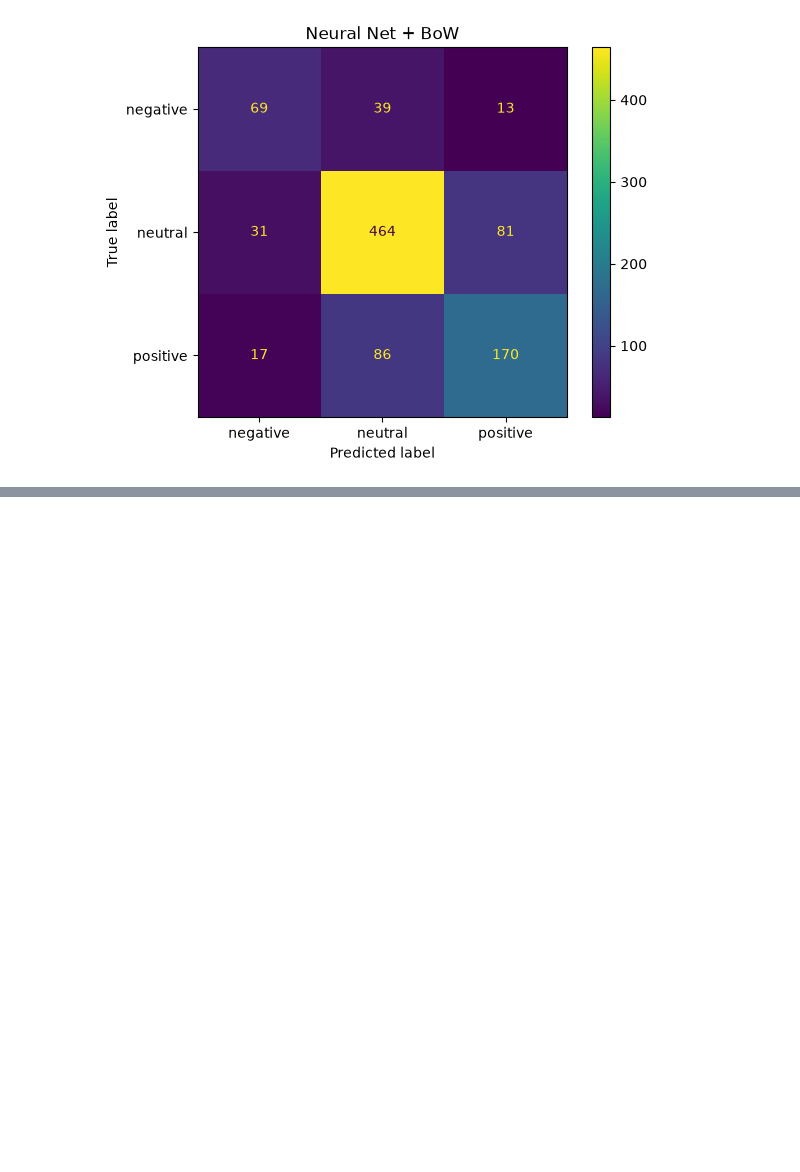
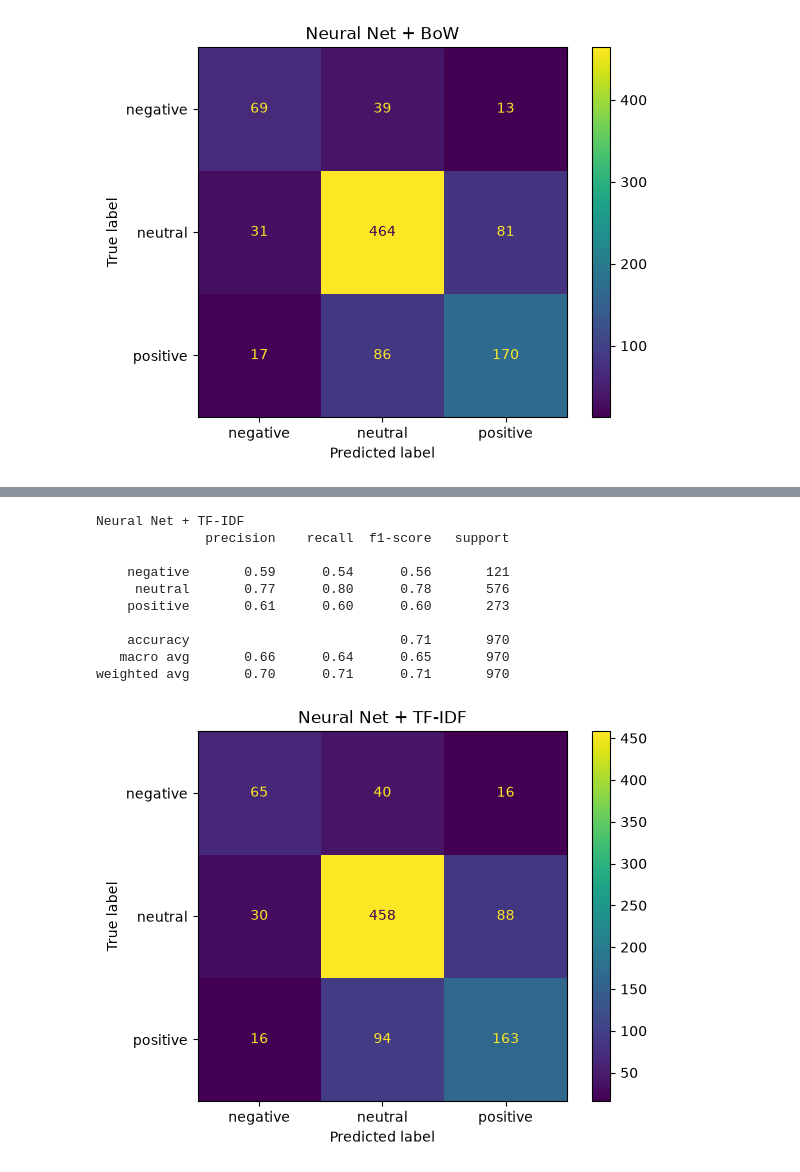
Before and after one commit to riccardotella/Sentiment_Analysis_of_Financial_News, a Jupyter notebook: notebooks/Task3_Sentiment_Classification.ipynb, the cells around one changed output, grey strips where cells are left out. Saved outputs shown, nothing was run; the diff lists cells and outputs as text; code cells hidden in the pictures; blank space fills up the shorter version.

```diff
--- a/notebooks/Task3_Sentiment_Classification.ipynb
+++ b/notebooks/Task3_Sentiment_Classification.ipynb
@@ -194,0 +248,18 @@ weighted avg       0.72      0.72      0.72       970
+# %%
+# NEURAL NETWORK (TF-IDF)
+model_nn_tfidf = MLPClassifier(hidden_layer_sizes=(100,), max_iter=200, random_state=42)
+model_nn_tfidf.fit(X_train_tfidf, y_train)
+y_pred_nn_tfidf = model_nn_tfidf.predict(X_test_tfidf)
+evaluate(y_test, y_pred_nn_tfidf, "Neural Net + TF-IDF")
+# %% [output]
+Neural Net + TF-IDF
+              precision    recall  f1-score   support
+
+    negative       0.59      0.54      0.56       121
+     neutral       0.77      0.80      0.78       576
+    positive       0.61      0.60      0.60       273
+
+    accuracy                           0.71       970
+   macro avg       0.66      0.64      0.65       970
+weighted avg       0.70      0.71      0.71       970
+[figure, added]
```
Also changed, not shown: parts of 3 cells of this notebook, 2 other files.
